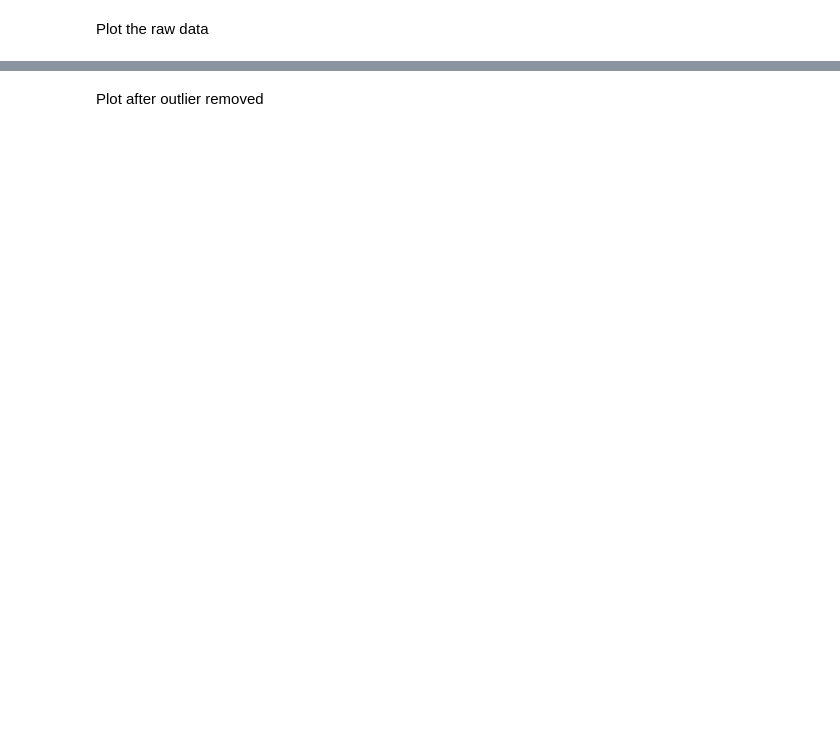
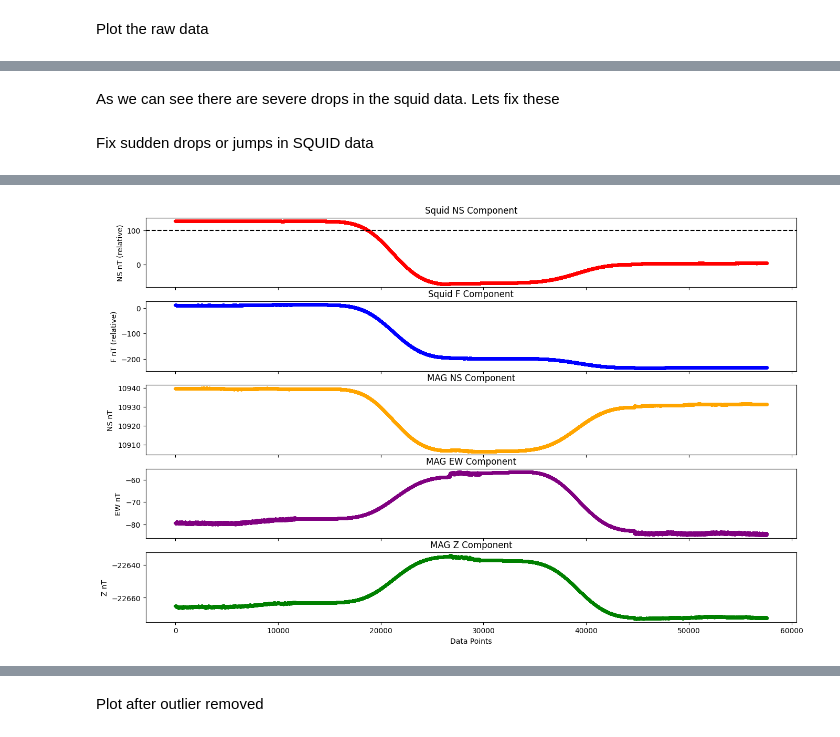
Before and after one commit to TPiphone/Bigdata_Event_Detection, a Jupyter notebook: bigdata_detection/modules/eda.ipynb, the cells around one changed output, grey strips where cells are left out. Saved outputs shown, nothing was run; the diff lists cells and outputs as text; code cells hidden in the pictures; blank space fills up the shorter version.

Commit message:
smoothing successfulgit add . git ] '

```diff
--- a/bigdata_detection/modules/eda.ipynb
+++ b/bigdata_detection/modules/eda.ipynb
@@ -18,15 +20,16 @@ from pandas.plotting import autocorrelation_plot
 # %% [markdown]
 Define Variables
 # %%
-start_date = '2024-03-20'
-end_date = '2024-03-21'
+start_date = '2024-04-23'
+end_date = '2024-04-23'
 # %% [markdown]
 Fetch data and store as dataframe (data ingestion)
 # %%
 data_arr_mag = eda.process_data(eda.get_data('ctumag', eda.read_txt_file, start_date, end_date))
 data_arr_squid = eda.process_data(eda.get_data('squid', eda.read_txt_file, start_date, end_date))
 df = eda.create_dataframe(data_arr_mag, data_arr_squid, start_date)
-print(f' Head of dataframe: \n',df.head())
-print(f' \n Shape of df', df.shape)
-print(f'\nTypes for each column: \n', df.dtypes)
+df = df.between_time('11:00:00', '14:00:00')
+# print(f' \n Shape of df', df.shape)
+print(f' \nNumber of days data = \n Total records {df.shape[0]} / records per day (431998) = {df.shape[0]/431998}')
+print(f' \nHead of dataframe: \n',df.head())
 # %% [output]
@@ -80,0 +59,68 @@ eda.generateDataPlots(df['NS_SQUID'].values, df['F_SQUID'].values, df['NS_Fluxga
+# %% [markdown]
+As we can see there are severe drops in the squid data. Lets fix these
+# %% [markdown]
+Fix sudden drops or jumps in SQUID data
+# %%
+def detect_spikes_and_correct(df, column_name, threshold=15):
+    """
+    Detects spikes in the data and smooths them by adjusting the spike value.
+
+    Parameters:
+    - df (pd.DataFrame): The DataFrame containing the data.
+    - column_name (str): The name of the column to check for spikes.
+    - threshold (float): The threshold for detecting spikes in terms of standard deviations.
+
+    Returns:
+    - corrected_df (pd.DataFrame): The DataFrame with the spikes corrected.
+    """
+
+    # Ensure the DataFrame index is a DatetimeIndex
+    if not isinstance(df.index, pd.DatetimeIndex):
+        raise ValueError("The DataFrame index must be a DatetimeIndex.")
+
+    # Calculate the difference between consecutive values
+    diff = df[column_name].diff()
+
+    # Detect spikes by finding where the difference exceeds the threshold
+    # std_dev = diff.std()
+    spikes = diff.abs() > threshold # * std_dev
+    # print(spikes)
+    # Get the indices where spikes occur
+    spike_indices = spikes[spikes].index
+    print(spike_indices)
+    if len(spike_indices) == 0:
+        print("No spikes detected.")
+        return df
+
+    print(f"Spikes detected at indices: {spike_indices}")
+    print(len(spike_indices))
+    corrected_df = df.copy()
+
+    for index in spike_indices:
+        # Find the positions before and after the spike
+        prev_index = corrected_df.index.get_loc(index) - 7500
+        next_index = corrected_df.index.get_loc(index) + 7500
+
+        # my_window = next_index - prev_index
+        my_window = 4000
+
+
+        smoothed_values = corrected_df.iloc[prev_index:next_index + 1, corrected_df.columns.get_loc(column_name)].rolling(window=my_window, min_periods=1).mean()
+        smoothed_values = gaussian_filter1d(smoothed_values, sigma=2000)
+        corrected_df.iloc[prev_index:next_index + 1, corrected_df.columns.get_loc(column_name)] = smoothed_values
+        # Apply moving average only between prev_index and next_index
+        # corrected_df.iloc[prev_index:next_index, corrected_df.columns.get_loc(column_name)] = corrected_df.iloc[prev_index:next_index, corrected_df.columns.get_loc(column_name)].rolling(window=my_window).mean()
+
+    return corrected_df
+
+corrected_df_ns = detect_spikes_and_correct(df, "NS_SQUID")
+corrected_df_f = detect_spikes_and_correct(corrected_df_ns, "F_SQUID")
+corrected_df_nf = detect_spikes_and_correct(corrected_df_f, "NS_Fluxgate")
+corrected_df_ew = detect_spikes_and_correct(corrected_df_nf, "EW_Fluxgate")
+corrected_df = detect_spikes_and_correct(corrected_df_ew, "Z_Fluxgate")
+
+
+
+eda.generateDataPlots(corrected_df['NS_SQUID'].values, corrected_df['F_SQUID'].values, corrected_df['NS_Fluxgate'].values, corrected_df['EW_Fluxgate'].values, corrected_df['Z_Fluxgate'].values, corrected_df.shape[0], 431997, start_date, end_date)
+# corrected_df_f = detect_spikes_and_correct(corrected_df_ns, "F_SQUID")
+# %% [output]
@@ -80,0 +142 @@ eda.generateDataPlots(df['NS_SQUID'].values, df['F_SQUID'].values, df['NS_Fluxga
+[figure, added]
```
Also changed, not shown: parts of 25 cells of this notebook, 3 other files.
